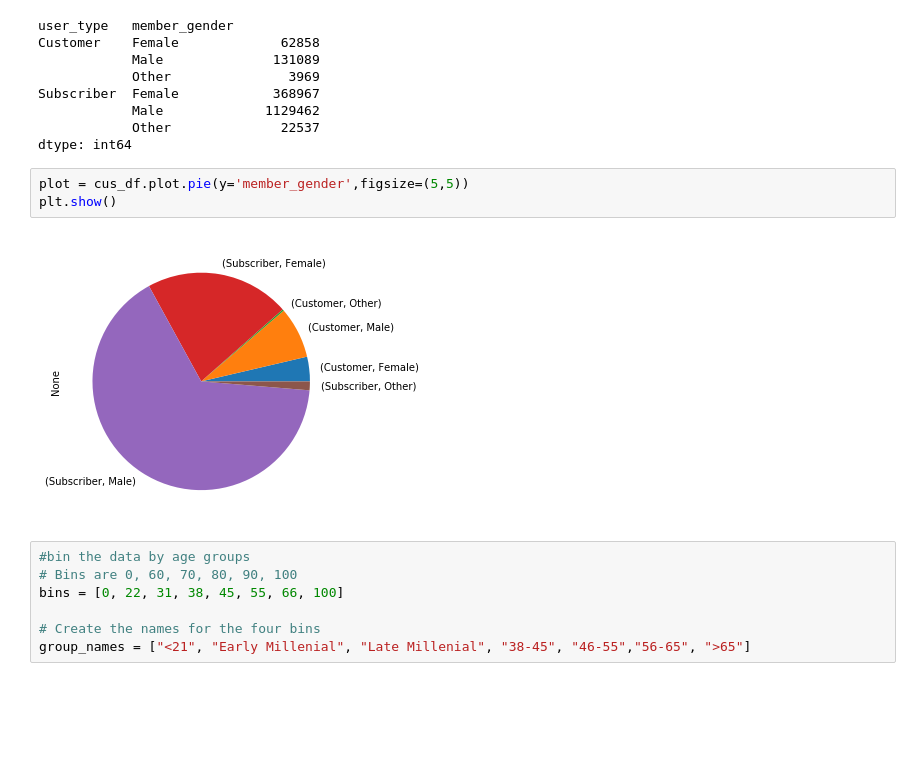
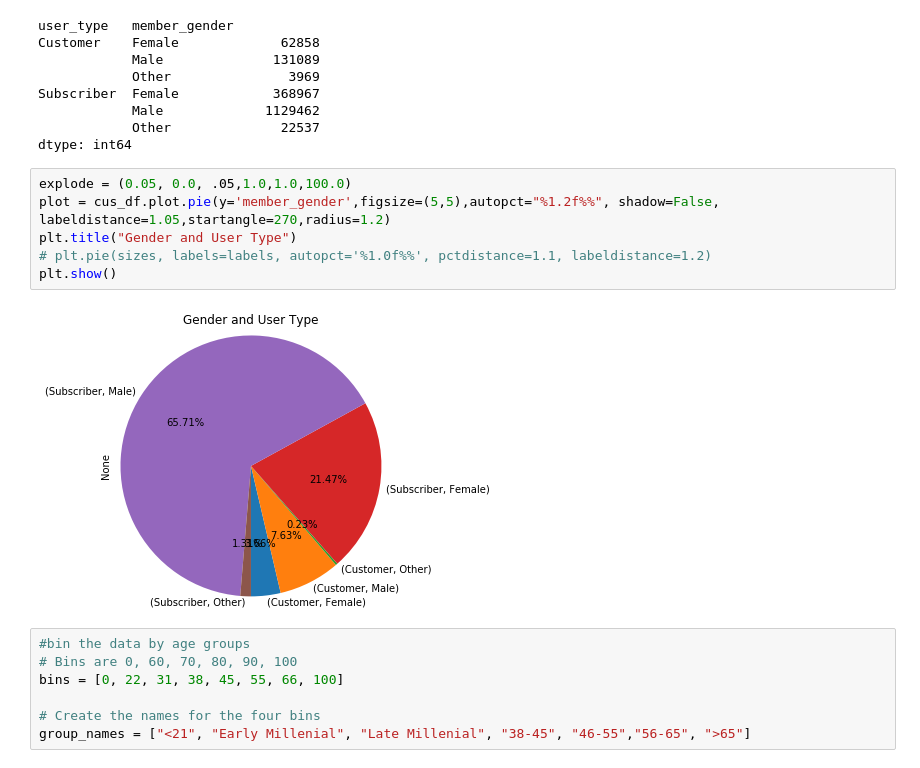
Before and after one commit to kentlum2018/ProjectONE10Jan, a Jupyter notebook: project1.ipynb, the cells around one changed output. Saved outputs shown, nothing was run; the diff lists cells and outputs as text; blank space fills up the shorter version.

```diff
--- a/project1.ipynb
+++ b/project1.ipynb
@@ -161,11 +183,14 @@ Subscriber  Female            368967
             Male             1129462
             Other              22537
 dtype: int64
-# %%
-plot = cus_df.plot.pie(y='member_gender',figsize=(5,5))
-plt.show()
-# %% [output]
-[figure, removed]
+# %%
+explode = (0.05, 0.0, .05,1.0,1.0,100.0)
+plot = cus_df.plot.pie(y='member_gender',figsize=(5,5),autopct="%1.2f%%", shadow=False, labeldistance=1.05,startangle=270,radius=1.2)
+plt.title("Gender and User Type")
+# plt.pie(sizes, labels=labels, autopct='%1.0f%%', pctdistance=1.1, labeldistance=1.2)
+plt.show()
+# %% [output]
+[figure, added]
 # %%
 #bin the data by age groups
 # Bins are 0, 60, 70, 80, 90, 100
```
Also changed, not shown: parts of 81 cells of this notebook.
